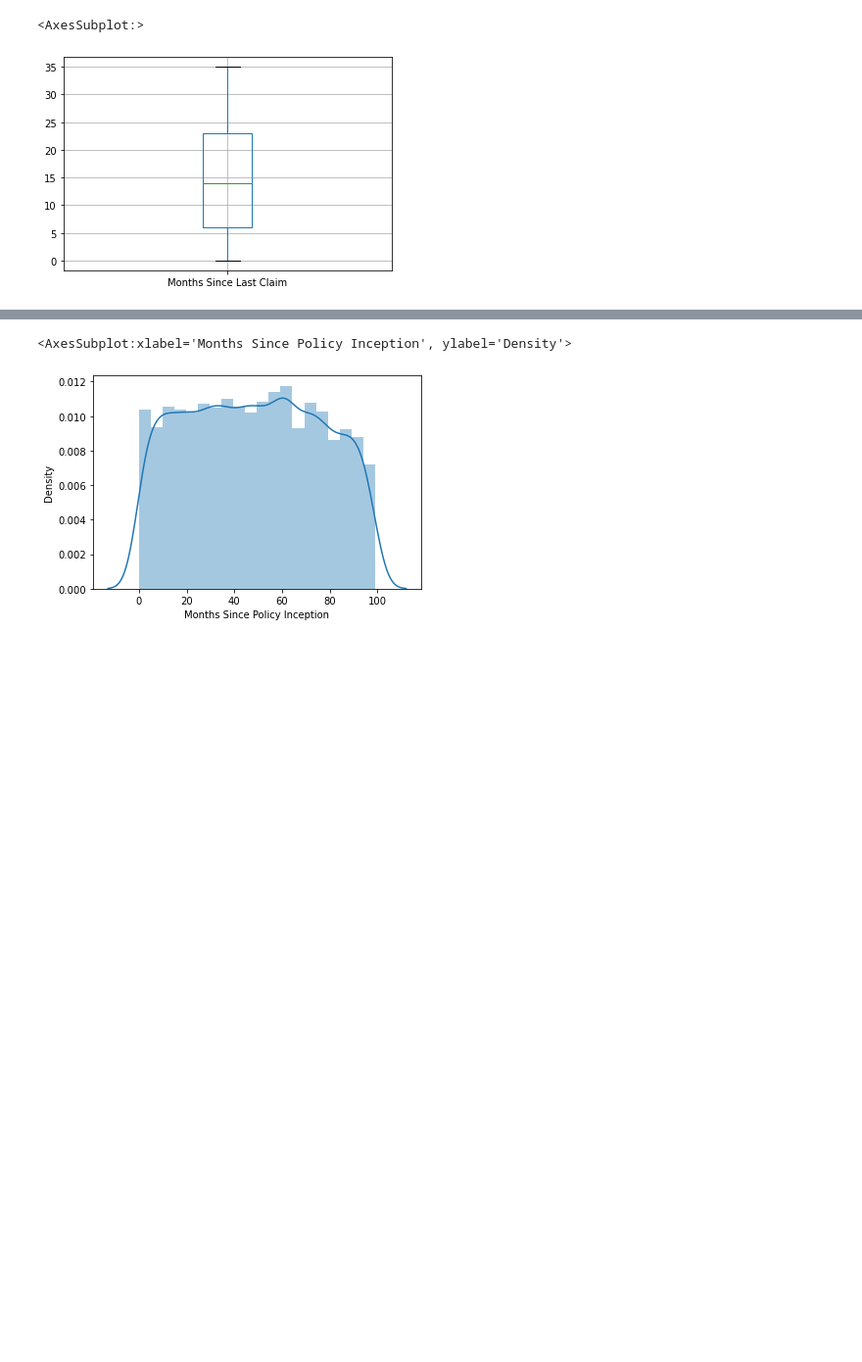
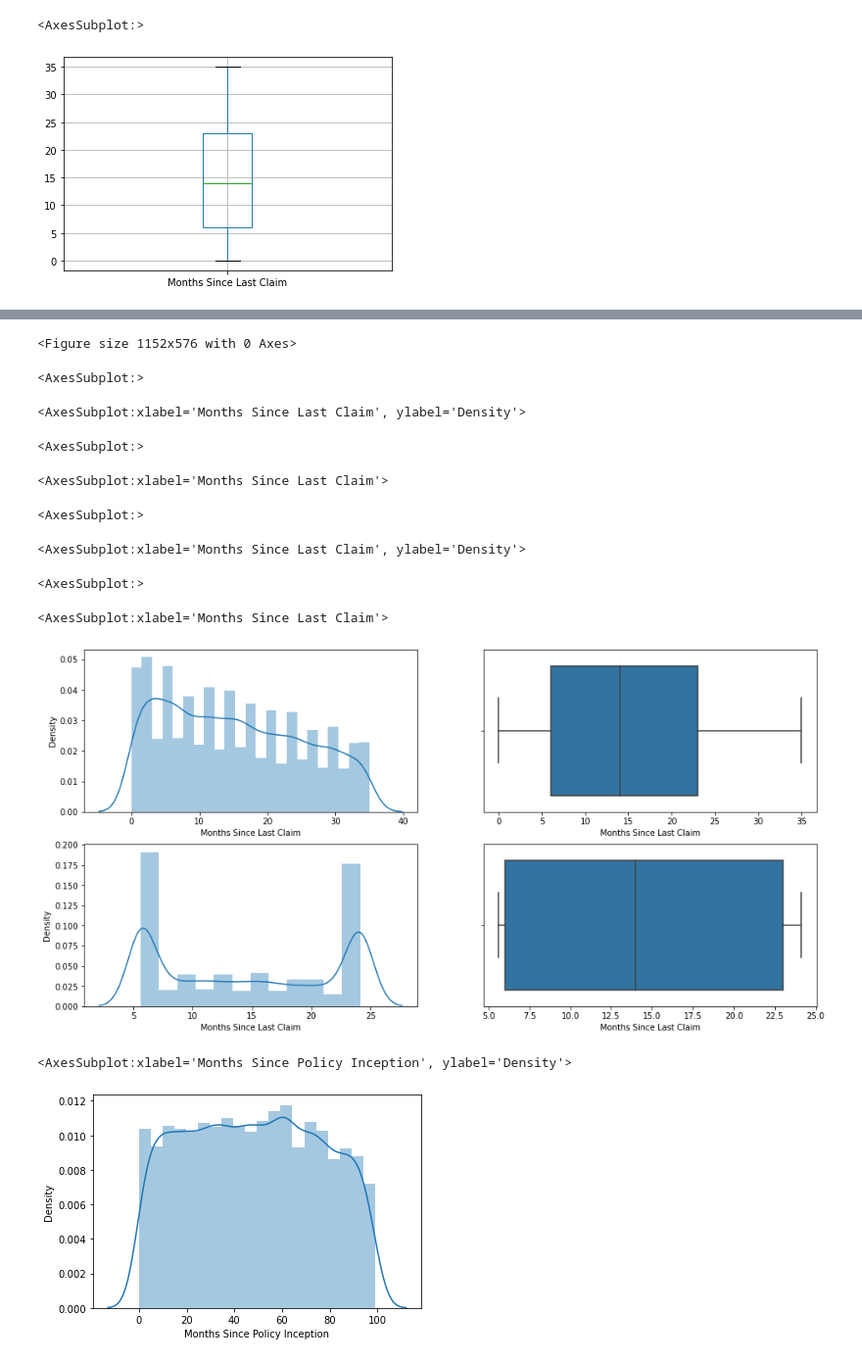
Before and after one commit to CristinaBaltaDAFTJAN2022/IronCristina, a Jupyter notebook: Health_Care_For_All_Case_Study/Data/Data Customer w4 d4.ipynb, the cells around one changed output, grey strips where cells are left out. Shown: that part at 98% size. Saved outputs shown, nothing was run; the diff lists cells and outputs as text; code cells hidden in the pictures; blank space fills up the shorter version.

```diff
--- a/Health_Care_For_All_Case_Study/Data/Data Customer w4 d4.ipynb
+++ b/Health_Care_For_All_Case_Study/Data/Data Customer w4 d4.ipynb
@@ -500,3 +530,38 @@ new_df_cap['placement_exam_marks'] = np.where(
+# %%
+#Capping
+
+new_X_cap = X.copy()
+new_X_cap["Months Since Last Claim"] = np.where(
+    new_X_cap["Months Since Last Claim"] > upper_limit,
+    upper_limit,
+    np.where(
+        new_X_cap["Months Since Last Claim"] < lower_limit,
+        lower_limit,
+        new_X_cap["Months Since Last Claim"]
+    )
+)
+# %%
+plt.figure(figsize=(16,8))
+plt.subplot(2,2,1)
+sns.distplot(X["Months Since Last Claim"])
+plt.subplot(2,2,2)
+sns.boxplot(X["Months Since Last Claim"])
+plt.subplot(2,2,3)
+sns.distplot(new_X_cap["Months Since Last Claim"])
+plt.subplot(2,2,4)
+sns.boxplot(new_X_cap["Months Since Last Claim"])
+plt.show()
+# %% [output]
+<Figure size 1152x576 with 0 Axes>
+<AxesSubplot:>
+<AxesSubplot:xlabel='Months Since Last Claim', ylabel='Density'>
+<AxesSubplot:>
+<AxesSubplot:xlabel='Months Since Last Claim'>
+<AxesSubplot:>
+<AxesSubplot:xlabel='Months Since Last Claim', ylabel='Density'>
+<AxesSubplot:>
+<AxesSubplot:xlabel='Months Since Last Claim'>
+[figure, added]
 # %%
 sns.distplot((vehicles_df["Months Since Policy Inception"]), bins=20)
 # %% [output]
```
Also changed, not shown: parts of 74 cells of this notebook.
